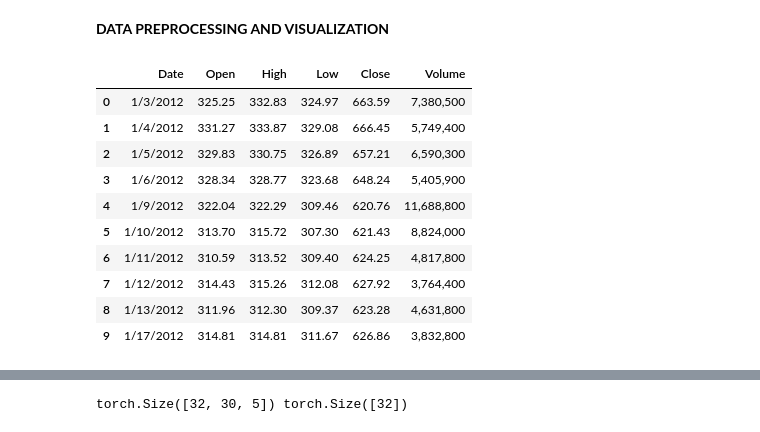
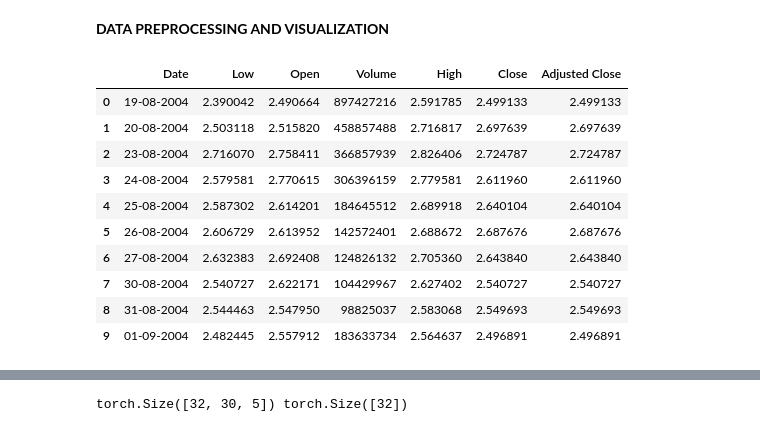
Before and after one commit to dasgauranga2/RNN-Stock-Price-Prediction, a Jupyter notebook: Assignment 3.ipynb, the cells around one changed output, grey strips where cells are left out. Drawn from its saved outputs; the diff is of its cells as text; code cells hidden in the pictures.

```diff
--- a/Assignment 3.ipynb
+++ b/Assignment 3.ipynb
@@ -48,15 +48,15 @@ with zipfile.ZipFile('google_stock_price.zip', 'r') as zip_ref:
 # %%
-train_df = pd.read_csv('google_stock_price/Google_Stock_Price_Train.csv')
-train_df.head(10)
+df = pd.read_csv('GOOG.csv')
+df.head(10)
 # %% [output]
-|  | Date | Open | High | Low | Close | Volume |
-| 0 | 1/3/2012 | 325.25 | 332.83 | 324.97 | 663.59 | 7,380,500 |
-| 1 | 1/4/2012 | 331.27 | 333.87 | 329.08 | 666.45 | 5,749,400 |
-| 2 | 1/5/2012 | 329.83 | 330.75 | 326.89 | 657.21 | 6,590,300 |
-| 3 | 1/6/2012 | 328.34 | 328.77 | 323.68 | 648.24 | 5,405,900 |
-| 4 | 1/9/2012 | 322.04 | 322.29 | 309.46 | 620.76 | 11,688,800 |
-| 5 | 1/10/2012 | 313.70 | 315.72 | 307.30 | 621.43 | 8,824,000 |
-| 6 | 1/11/2012 | 310.59 | 313.52 | 309.40 | 624.25 | 4,817,800 |
-| 7 | 1/12/2012 | 314.43 | 315.26 | 312.08 | 627.92 | 3,764,400 |
-| 8 | 1/13/2012 | 311.96 | 312.30 | 309.37 | 623.28 | 4,631,800 |
-| 9 | 1/17/2012 | 314.81 | 314.81 | 311.67 | 626.86 | 3,832,800 |
+|  | Date | Low | Open | Volume | High | Close | Adjusted Close |
+| 0 | 19-08-2004 | 2.390042 | 2.490664 | 897427216 | 2.591785 | 2.499133 | 2.499133 |
+| 1 | 20-08-2004 | 2.503118 | 2.515820 | 458857488 | 2.716817 | 2.697639 | 2.697639 |
+| 2 | 23-08-2004 | 2.716070 | 2.758411 | 366857939 | 2.826406 | 2.724787 | 2.724787 |
+| 3 | 24-08-2004 | 2.579581 | 2.770615 | 306396159 | 2.779581 | 2.611960 | 2.611960 |
+| 4 | 25-08-2004 | 2.587302 | 2.614201 | 184645512 | 2.689918 | 2.640104 | 2.640104 |
+| 5 | 26-08-2004 | 2.606729 | 2.613952 | 142572401 | 2.688672 | 2.687676 | 2.687676 |
+| 6 | 27-08-2004 | 2.632383 | 2.692408 | 124826132 | 2.705360 | 2.643840 | 2.643840 |
+| 7 | 30-08-2004 | 2.540727 | 2.622171 | 104429967 | 2.627402 | 2.540727 | 2.540727 |
+| 8 | 31-08-2004 | 2.544463 | 2.547950 | 98825037 | 2.583068 | 2.549693 | 2.549693 |
+| 9 | 01-09-2004 | 2.482445 | 2.557912 | 183633734 | 2.564637 | 2.496891 | 2.496891 |
```
Also changed, not shown: parts of 18 cells of this notebook.
